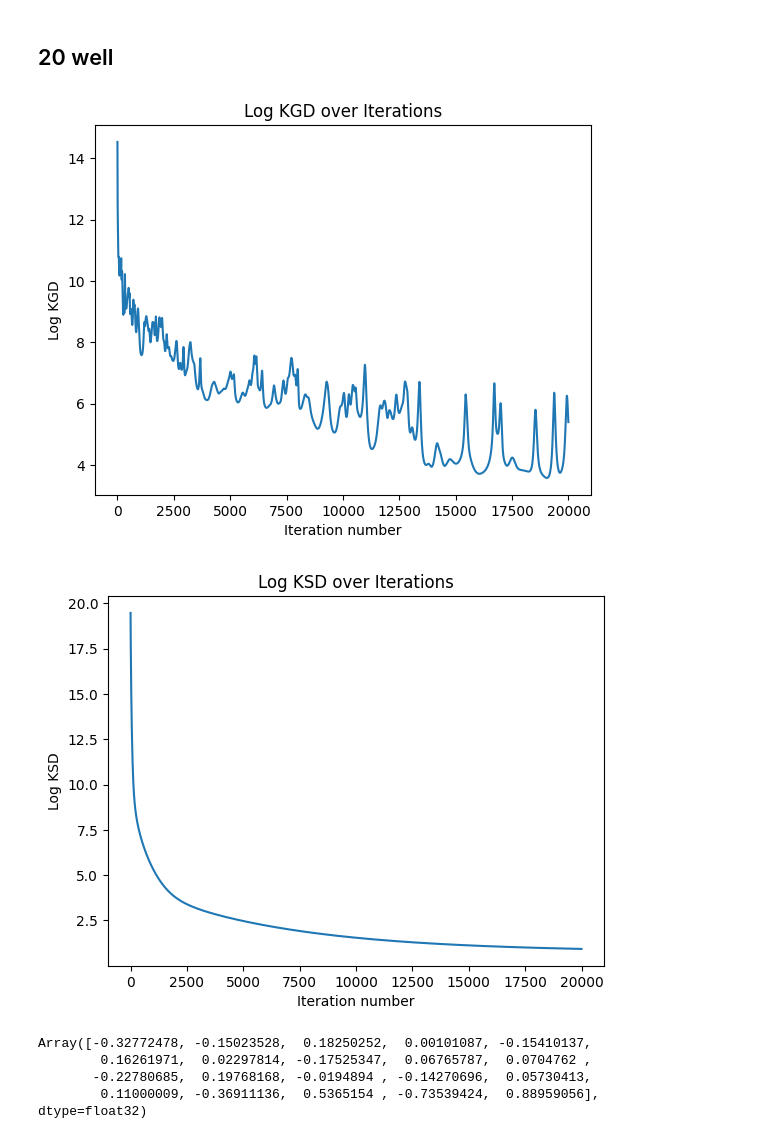
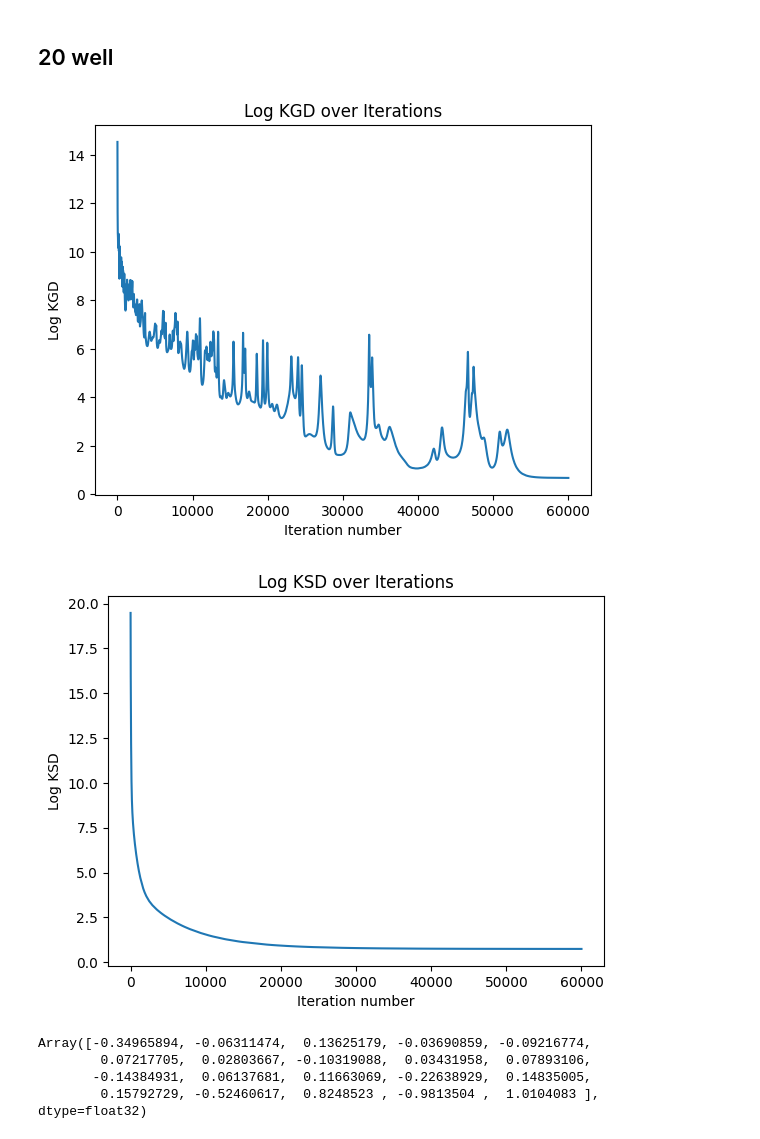
Before and after one commit to liuqingyang27/Detecting-Model-Misspecification-via-VGD, a Jupyter notebook: different dimension fig sine.ipynb, the cells around one changed output. Saved outputs shown, nothing was run; the diff lists cells and outputs as text; code cells hidden in the pictures.

```diff
--- a/different dimension fig sine.ipynb
+++ b/different dimension fig sine.ipynb
@@ -61,7 +65,7 @@ def sin_inverse(x):
 
 f_jit = jit(f)
 
-a = jnp.array([-1, 1, -1, 1, -1, 1, -1, 1, -1, 1, -1, 1, -1, 1, -1, 1, -1, 1, -1, 1, -1, 1, -1, 1, -1, 1, -1, 1, -1, 1, -1])
+a = jnp.tile(jnp.array([-1, 1]), 25)
 
 
 sigma = 0.2
@@ -72,6 +76,7 @@ sine_model_6 = model(sigma, f_jit, theta_dim=7)
 sine_model_10 = model(sigma, f_jit, theta_dim=10)
 sine_model_11 = model(sigma, f_jit, theta_dim=12)
 sine_model_20 = model(sigma, f_jit, theta_dim=20)
+sine_model_50 = model(sigma, f_jit, theta_dim=50)
 
 
 theta_1 = a[0:1]
@@ -81,6 +86,7 @@ theta_6 = a[0:7]
 theta_10 = a[0:10]
 theta_11 = a[0:12]
 theta_20 = a[0:20]
+theta_50 = a[0:50]
 
 n_data = 1000
 key = random.PRNGKey(10)
@@ -91,6 +97,7 @@ data_5_m = sine_model_6.generate_data(n_data, theta_6, x_max=2.0, x_min=-2.0, ke
 data_10_w = sine_model_10.generate_data(n_data, theta_10, x_max=2.0, x_min=-2.0, key=key)
 data_10_m = sine_model_11.generate_data(n_data, theta_11, x_max=2.0, x_min=-2.0, key=key)
 data_20_w = sine_model_20.generate_data(n_data, theta_20, x_max=2.0, x_min=-2.0, key=key)
+data_50_w = sine_model_50.generate_data(n_data, theta_50, x_max=2.0, x_min=-2.0, key=key)
 
 data_inverse = (data_1_w[0], sin_inverse(data_1_w[0])+0.2*random.normal(key, shape=data_1_w[1].shape))
 # %%
@@ -275,20 +282,20 @@ plot_predictives(
 # %% [markdown]
 ## 20 well
 # %%
-experiment_10_w = experiment(sine_model_20, data_20_w, n_particles=20, kernel=imq_kernel, key=random.PRNGKey(49))
-experiment_10_w.run(n_steps=20000, step_size=0.0001)
+experiment_20_w = experiment(sine_model_20, data_20_w, n_particles=20, kernel=imq_kernel, key=random.PRNGKey(49))
+experiment_20_w.run(n_steps=60000, step_size=0.0001)
 # %%
-experiment_10_w.plot_KGD()
+experiment_20_w.plot_KGD()
 # %% [output]
-[figure, old version]
+[figure, new version]
 # %%
-experiment_10_w.plot_KSD()
+experiment_20_w.plot_KSD()
 # %% [output]
-[figure, old version]
+[figure, new version]
 # %%
-experiment_10_w.particles_VGD.mean(axis=0)
+experiment_20_w.particles_VGD.mean(axis=0)
 # %% [output]
-Array([-0.32772478, -0.15023528,  0.18250252,  0.00101087, -0.15410137,
-        0.16261971,  0.02297814, -0.17525347,  0.06765787,  0.0704762 ,
-       -0.22780685,  0.19768168, -0.0194894 , -0.14270696,  0.05730413,
-        0.11000009, -0.36911136,  0.5365154 , -0.73539424,  0.88959056],      dtype=float32)
+Array([-0.34965894, -0.06311474,  0.13625179, -0.03690859, -0.09216774,
+        0.07217705,  0.02803667, -0.10319088,  0.03431958,  0.07893106,
+       -0.14384931,  0.06137681,  0.11663069, -0.22638929,  0.14835005,
+        0.15792729, -0.52460617,  0.8248523 , -0.9813504 ,  1.0104083 ],      dtype=float32)
```
Also changed, not shown: parts of 31 cells of this notebook, 2 other files.
